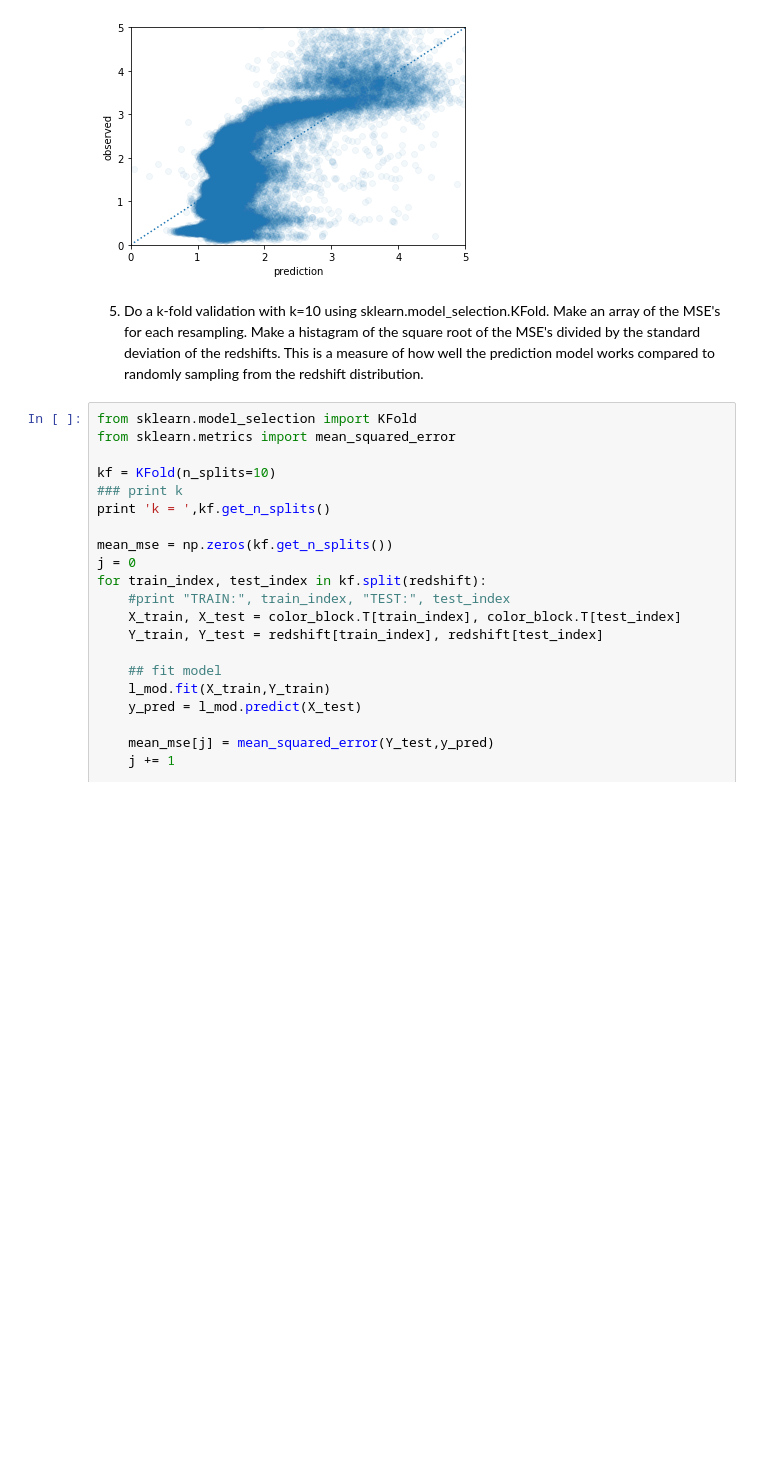
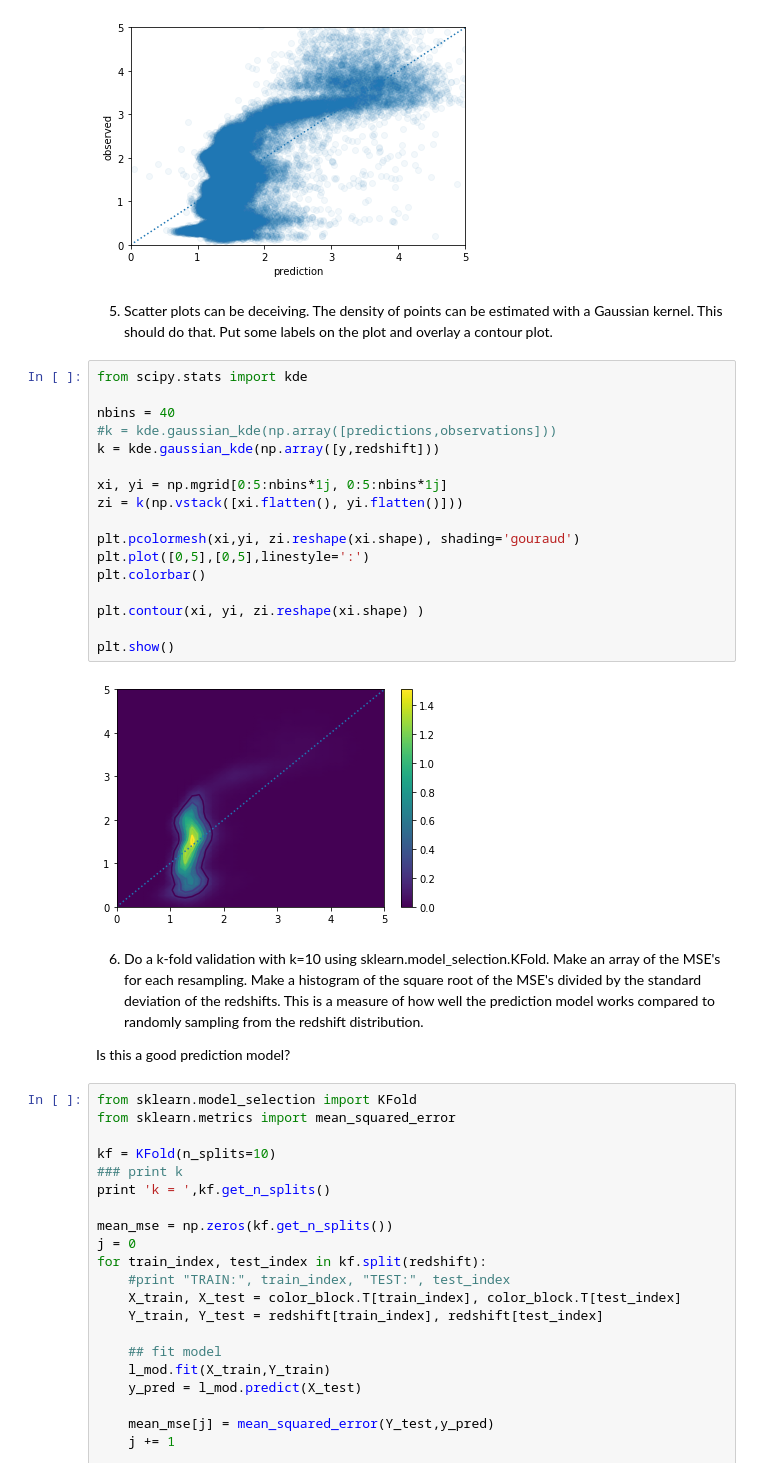
Before and after one commit to rbmetcalf/Practical-Statistics, a Jupyter notebook: tutorials/tut_07.ipynb, the cells around one changed output. Saved outputs shown, nothing was run; the diff lists cells and outputs as text; blank space fills up the shorter version.

```diff
--- a/tutorials/tut_07.ipynb
+++ b/tutorials/tut_07.ipynb
@@ -90,8 +90,31 @@ plt.ylim(0,5)
 plt.show()
 # %% [output]
 [figure]
+# %% [markdown]
+5) Scatter plots can be deceiving.  The density of points can be estimated with a Gaussian kernel.  This should do that.  Put some labels on the plot and overlay a contour plot.
+# %%
+from scipy.stats import kde
+
+nbins = 40
+#k = kde.gaussian_kde(np.array([predictions,observations]))
+k = kde.gaussian_kde(np.array([y,redshift]))
+
+xi, yi = np.mgrid[0:5:nbins*1j, 0:5:nbins*1j]
+zi = k(np.vstack([xi.flatten(), yi.flatten()]))
+
+plt.pcolormesh(xi,yi, zi.reshape(xi.shape), shading='gouraud')
+plt.plot([0,5],[0,5],linestyle=':')
+plt.colorbar()
+
+plt.contour(xi, yi, zi.reshape(xi.shape) )
+
+plt.show()
+# %% [output]
+[figure, added]
 # %% [markdown]
-5) Do a k-fold validation with k=10 using sklearn.model_selection.KFold. Make an array of the MSE's for each resampling.  Make a histagram of the square root of the MSE's divided by the standard deviation of the redshifts.  This is a measure of how well the prediction model works compared to randomly sampling from the redshift distribution.
+6) Do a k-fold validation with k=10 using sklearn.model_selection.KFold. Make an array of the MSE's for each resampling.  Make a histogram of the square root of the MSE's divided by the standard deviation of the redshifts.  This is a measure of how well the prediction model works compared to randomly sampling from the redshift distribution.
+
+Is this a good prediction model?
 # %%
 from sklearn.model_selection import KFold
 from sklearn.metrics import mean_squared_error
```
Also changed, not shown: parts of 11 cells of this notebook.
